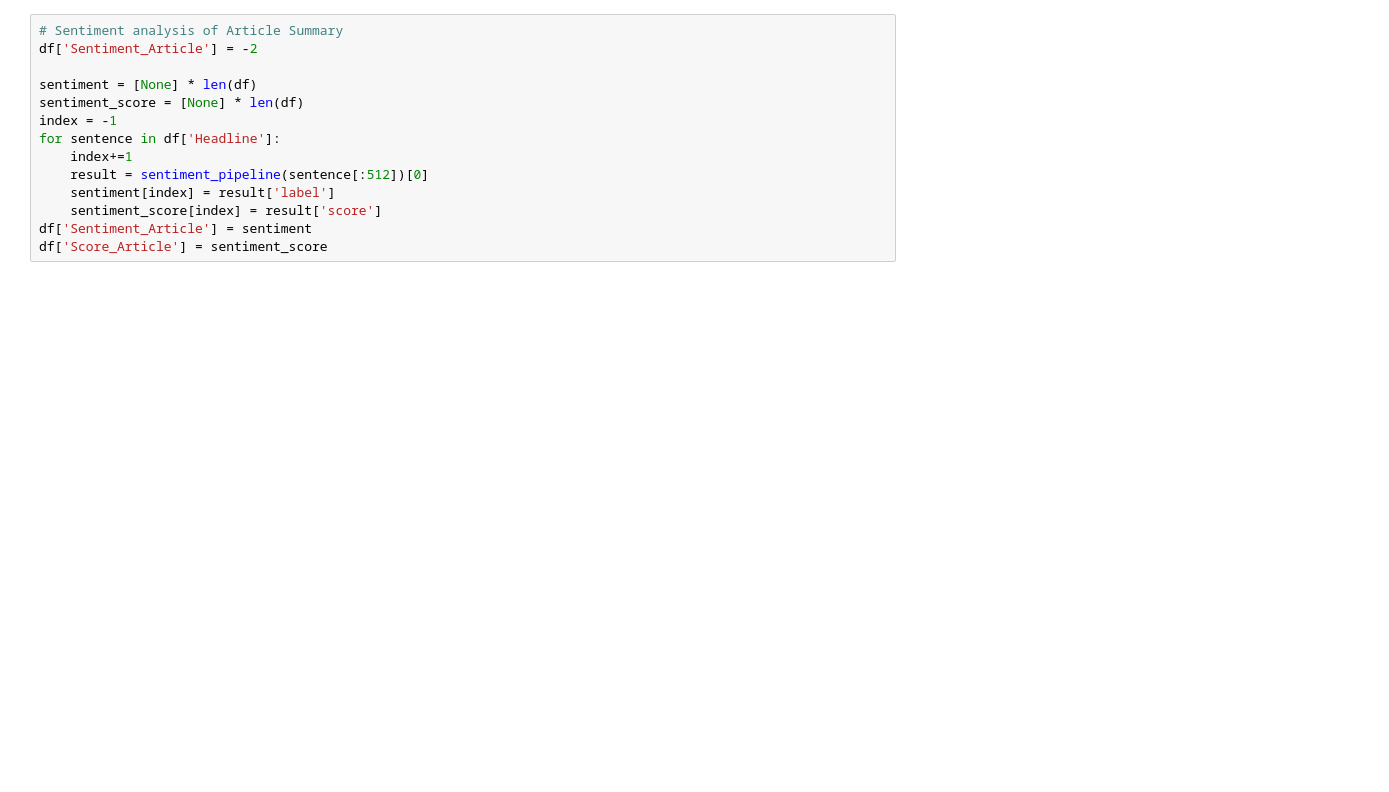
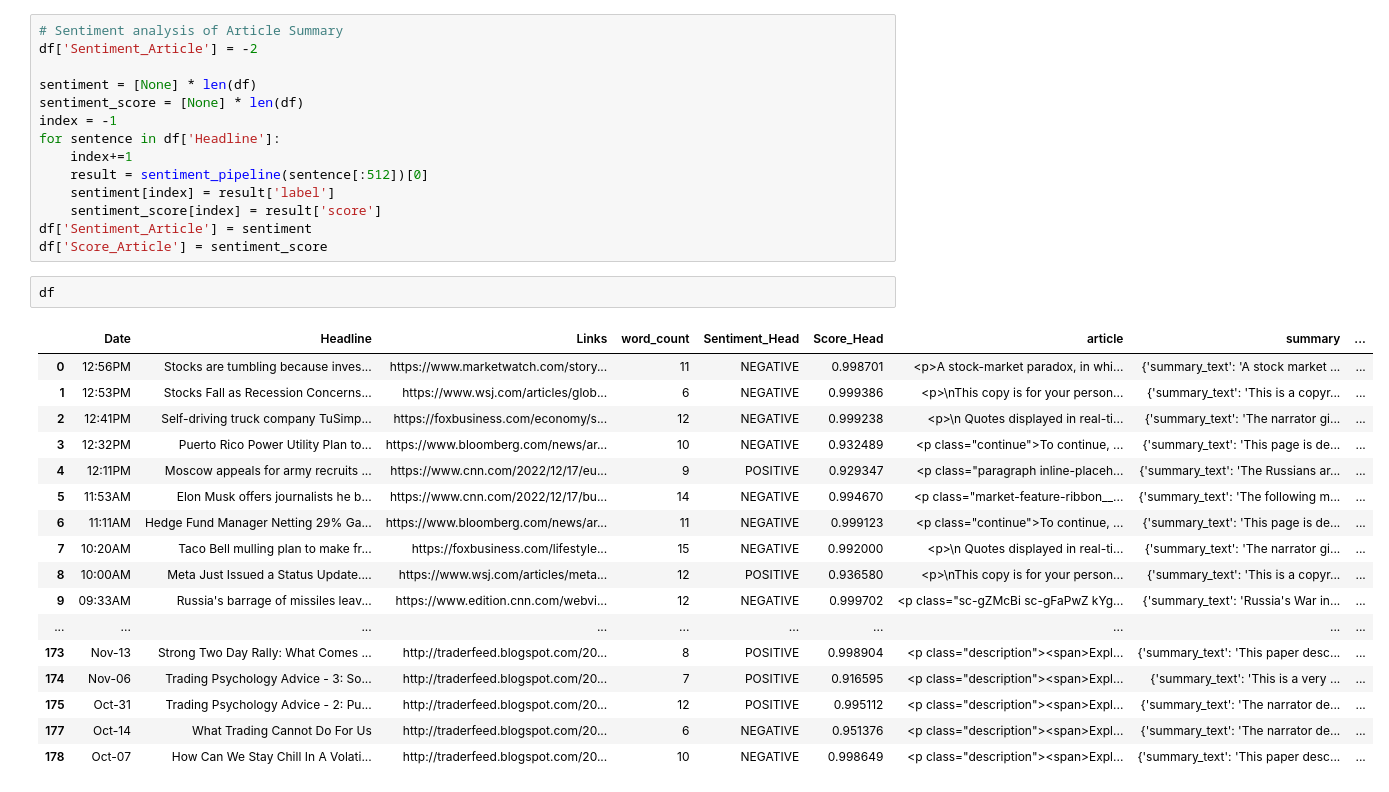
Before and after one commit to woonsupkim/Sentiment_SNP, a Jupyter notebook: yf_news.ipynb, the cells around one changed output. Cells and saved outputs as stored; diff of their text form; blank space fills up the shorter version.

```diff
--- a/yf_news.ipynb
+++ b/yf_news.ipynb
@@ -300,3 +321,23 @@ for sentence in df['Headline']:
     sentiment_score[index] = result['score']
 df['Sentiment_Article'] = sentiment
 df['Score_Article'] = sentiment_score
+# %%
+df
+# %% [output]
+|  | Date | Headline | Links | word_count | Sentiment_Head | Score_Head | article | summary | ... |
+| 0 | 12:56PM | Stocks are tumbling because inves... | https://www.marketwatch.com/story... | 11 | NEGATIVE | 0.998701 | <p>A stock-market paradox, in whi... | {'summary_text': 'A stock market ... | ... |
+| 1 | 12:53PM | Stocks Fall as Recession Concerns... | https://www.wsj.com/articles/glob... | 6 | NEGATIVE | 0.999386 | <p>\nThis copy is for your person... | {'summary_text': 'This is a copyr... | ... |
+| 2 | 12:41PM | Self-driving truck company TuSimp... | https://foxbusiness.com/economy/s... | 12 | NEGATIVE | 0.999238 | <p>\n Quotes displayed in real-ti... | {'summary_text': 'The narrator gi... | ... |
+| 3 | 12:32PM | Puerto Rico Power Utility Plan to... | https://www.bloomberg.com/news/ar... | 10 | NEGATIVE | 0.932489 | <p class="continue">To continue, ... | {'summary_text': 'This page is de... | ... |
+| 4 | 12:11PM | Moscow appeals for army recruits ... | https://www.cnn.com/2022/12/17/eu... | 9 | POSITIVE | 0.929347 | <p class="paragraph inline-placeh... | {'summary_text': 'The Russians ar... | ... |
+| 5 | 11:53AM | Elon Musk offers journalists he b... | https://www.cnn.com/2022/12/17/bu... | 14 | NEGATIVE | 0.994670 | <p class="market-feature-ribbon__... | {'summary_text': 'The following m... | ... |
+| 6 | 11:11AM | Hedge Fund Manager Netting 29% Ga... | https://www.bloomberg.com/news/ar... | 11 | NEGATIVE | 0.999123 | <p class="continue">To continue, ... | {'summary_text': 'This page is de... | ... |
+| 7 | 10:20AM | Taco Bell mulling plan to make fr... | https://foxbusiness.com/lifestyle... | 15 | NEGATIVE | 0.992000 | <p>\n Quotes displayed in real-ti... | {'summary_text': 'The narrator gi... | ... |
+| 8 | 10:00AM | Meta Just Issued a Status Update.... | https://www.wsj.com/articles/meta... | 12 | POSITIVE | 0.936580 | <p>\nThis copy is for your person... | {'summary_text': 'This is a copyr... | ... |
+| 9 | 09:33AM | Russia's barrage of missiles leav... | https://www.edition.cnn.com/webvi... | 12 | NEGATIVE | 0.999702 | <p class="sc-gZMcBi sc-gFaPwZ kYg... | {'summary_text': 'Russia's War in... | ... |
+| ... | ... | ... | ... | ... | ... | ... | ... | ... | ... |
+| 173 | Nov-13 | Strong Two Day Rally: What Comes ... | http://traderfeed.blogspot.com/20... | 8 | POSITIVE | 0.998904 | <p class="description"><span>Expl... | {'summary_text': 'This paper desc... | ... |
+| 174 | Nov-06 | Trading Psychology Advice - 3: So... | http://traderfeed.blogspot.com/20... | 7 | POSITIVE | 0.916595 | <p class="description"><span>Expl... | {'summary_text': 'This is a very ... | ... |
+| 175 | Oct-31 | Trading Psychology Advice - 2: Pu... | http://traderfeed.blogspot.com/20... | 12 | POSITIVE | 0.995112 | <p class="description"><span>Expl... | {'summary_text': 'The narrator de... | ... |
+| 177 | Oct-14 | What Trading Cannot Do For Us | http://traderfeed.blogspot.com/20... | 6 | NEGATIVE | 0.951376 | <p class="description"><span>Expl... | {'summary_text': 'The narrator de... | ... |
+| 178 | Oct-07 | How Can We Stay Chill In A Volati... | http://traderfeed.blogspot.com/20... | 10 | NEGATIVE | 0.998649 | <p class="description"><span>Expl... | {'summary_text': 'This paper desc... | ... |
```
Also changed, not shown: parts of 4 cells of this notebook.
